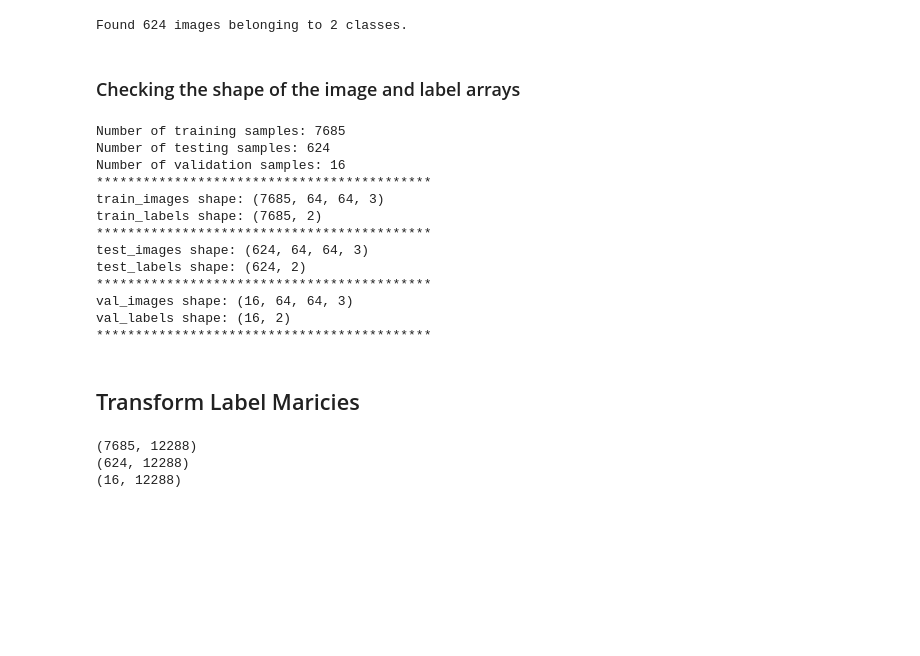
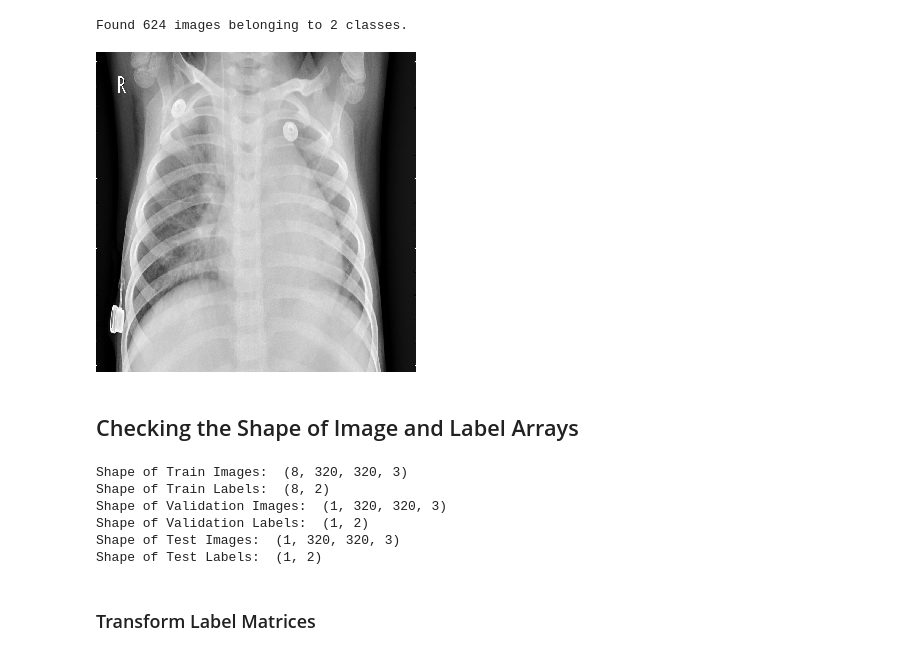
Before and after one commit to peimani/Project4, a Jupyter notebook: Copy_of_Image_Classification_w_Deep_Learning.ipynb, the cells around one changed output. Cells and saved outputs as stored; diff of their text form; code cells hidden in the pictures; blank space fills up the shorter version.

```diff
--- a/Copy_of_Image_Classification_w_Deep_Learning.ipynb
+++ b/Copy_of_Image_Classification_w_Deep_Learning.ipynb
@@ -194,53 +162,26 @@ train_images, train_labels = next(train_generator)
 val_images, val_labels = next(val_generator)
 # %%
 test_images, test_labels = next(test_generator)
+# %%
+# Preview an image
+array_to_img(train_images[5])
+# %% [output]
+[figure, added]
 # %% [markdown]
-### Checking the shape of the image and label arrays
+## Checking the Shape of Image and Label Arrays
-# %%
-# Explore your dataset again
-m_train = train_images.shape[0]
-num_px = train_images.shape[1]
-m_test = test_images.shape[0]
-m_val = val_images.shape[0]
-
-print ("Number of training samples: " + str(m_train))
-print ("Number of testing samples: " + str(m_test))
-print ("Number of validation samples: " + str(m_val))
-print ("*******************************************")
-print ("train_images shape: " + str(train_images.shape))
-print ("train_labels shape: " + str(train_labels.shape))
-print ("*******************************************")
-print ("test_images shape: " + str(test_images.shape))
-print ("test_labels shape: " + str(test_labels.shape))
-print ("*******************************************")
-print ("val_images shape: " + str(val_images.shape))
-print ("val_labels shape: " + str(val_labels.shape))
-print ("*******************************************")
-# %% [output]
-Number of training samples: 7685
-Number of testing samples: 624
-Number of validation samples: 16
-*******************************************
-train_images shape: (7685, 64, 64, 3)
-train_labels shape: (7685, 2)
-*******************************************
-test_images shape: (624, 64, 64, 3)
-test_labels shape: (624, 2)
-*******************************************
-val_images shape: (16, 64, 64, 3)
-val_labels shape: (16, 2)
-*******************************************
+# %%
+print('Shape of Train Images: ', np.shape(train_images))
+print('Shape of Train Labels: ', np.shape(train_labels))
+print('Shape of Validation Images: ', np.shape(val_images))
+print('Shape of Validation Labels: ', np.shape(val_labels))
+print('Shape of Test Images: ', np.shape(test_images))
+print('Shape of Test Labels: ', np.shape(test_labels))
+# %% [output]
+Shape of Train Images:  (8, 320, 320, 3)
+Shape of Train Labels:  (8, 2)
+Shape of Validation Images:  (1, 320, 320, 3)
+Shape of Validation Labels:  (1, 2)
+Shape of Test Images:  (1, 320, 320, 3)
+Shape of Test Labels:  (1, 2)
 # %% [markdown]
-## Transform Label Maricies
+### Transform Label Matrices
-# %%
-train_img = train_images.reshape(train_images.shape[0], -1)
-test_img = test_images.reshape(test_images.shape[0], -1)
-val_img = val_images.reshape(val_images.shape[0], -1)
-
-print(train_img.shape)
-print(test_img.shape)
-print(val_img.shape)
-# %% [output]
-(7685, 12288)
-(624, 12288)
-(16, 12288)
```
Also changed, not shown: parts of 59 cells of this notebook.
